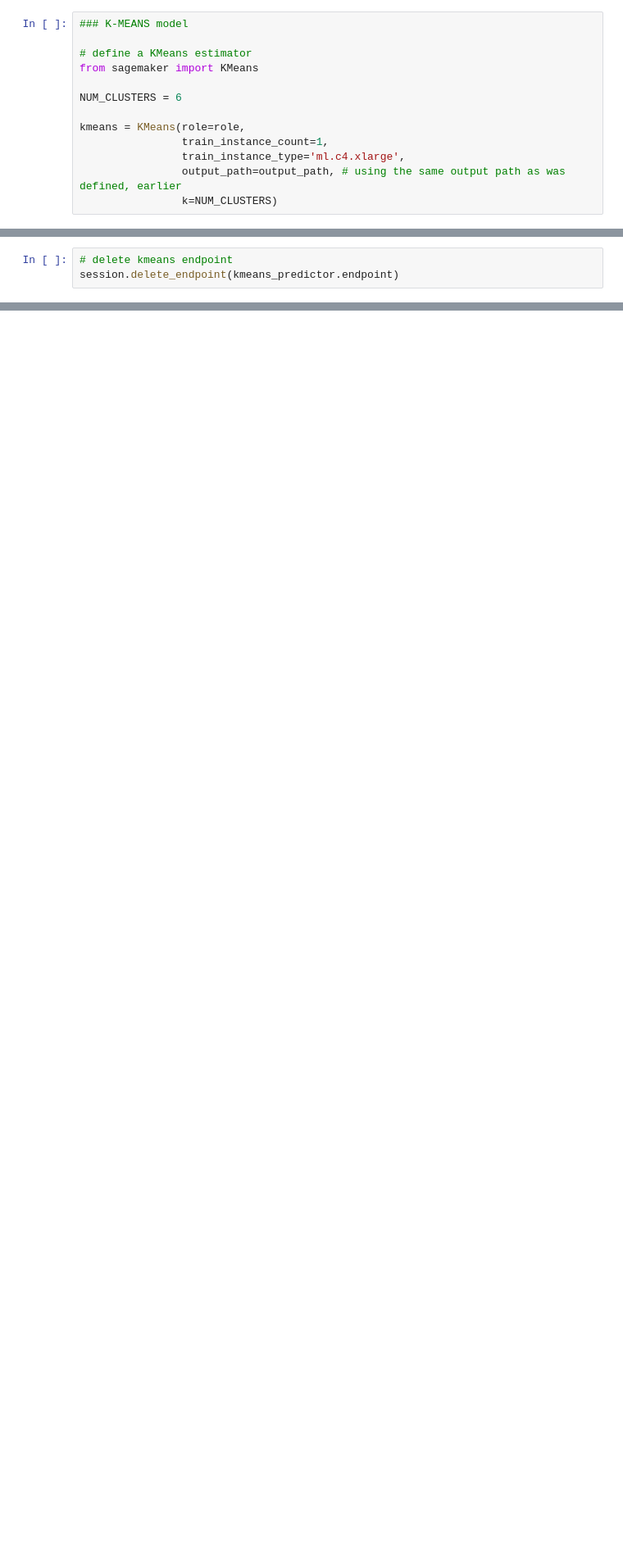
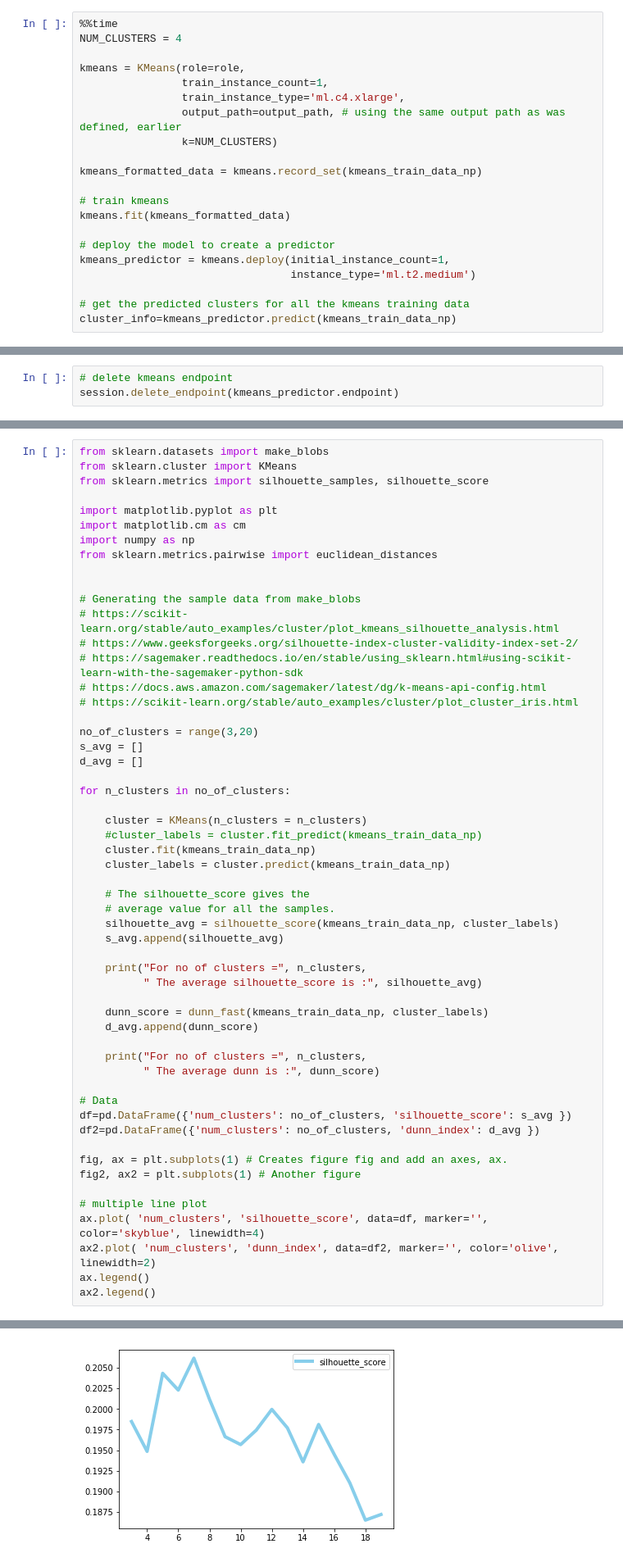
Before and after one commit to t-cun/Udacity_ML_Capstone, a Jupyter notebook: Capstone_notebook.ipynb, the cells around one changed output, grey strips where cells are left out. Shown at 82% size. Drawn from its saved outputs; the diff is of its cells as text; blank space fills up the shorter version.

```diff
--- a/Capstone_notebook.ipynb
+++ b/Capstone_notebook.ipynb
@@ -390,13 +595,21 @@ session.delete_endpoint(pca_predictor.endpoint)
 # %%
-### K-MEANS model
-
-# define a KMeans estimator
-from sagemaker import KMeans
-
-NUM_CLUSTERS = 6
+%%time
+NUM_CLUSTERS = 4
 
 kmeans = KMeans(role=role,
                 train_instance_count=1,
                 train_instance_type='ml.c4.xlarge',
                 output_path=output_path, # using the same output path as was defined, earlier
                 k=NUM_CLUSTERS)
+
+kmeans_formatted_data = kmeans.record_set(kmeans_train_data_np)
+
+# train kmeans
+kmeans.fit(kmeans_formatted_data)
+
+# deploy the model to create a predictor
+kmeans_predictor = kmeans.deploy(initial_instance_count=1,
+                                 instance_type='ml.t2.medium')
+
+# get the predicted clusters for all the kmeans training data
+cluster_info=kmeans_predictor.predict(kmeans_train_data_np)
@@ -492,0 +867,56 @@ cluster.head()
+# %%
+from sklearn.datasets import make_blobs
+from sklearn.cluster import KMeans
+from sklearn.metrics import silhouette_samples, silhouette_score
+
+import matplotlib.pyplot as plt
+import matplotlib.cm as cm
+import numpy as np
+from sklearn.metrics.pairwise import euclidean_distances
+
+
+# Generating the sample data from make_blobs
+# https://scikit-learn.org/stable/auto_examples/cluster/plot_kmeans_silhouette_analysis.html
+# https://www.geeksforgeeks.org/silhouette-index-cluster-validity-index-set-2/
+# https://sagemaker.readthedocs.io/en/stable/using_sklearn.html#using-scikit-learn-with-the-sagemaker-python-sdk
+# https://docs.aws.amazon.com/sagemaker/latest/dg/k-means-api-config.html
+# https://scikit-learn.org/stable/auto_examples/cluster/plot_cluster_iris.html
+
+no_of_clusters = range(3,20)
+s_avg = []
+d_avg = []
+
+for n_clusters in no_of_clusters:
+
+    cluster = KMeans(n_clusters = n_clusters)
+    #cluster_labels = cluster.fit_predict(kmeans_train_data_np)
+    cluster.fit(kmeans_train_data_np)
+    cluster_labels = cluster.predict(kmeans_train_data_np)
+
+    # The silhouette_score gives the
+    # average value for all the samples.
+    silhouette_avg = silhouette_score(kmeans_train_data_np, cluster_labels)
+    s_avg.append(silhouette_avg)
+
+    print("For no of clusters =", n_clusters,
+          " The average silhouette_score is :", silhouette_avg)
+
+    dunn_score = dunn_fast(kmeans_train_data_np, cluster_labels)
+    d_avg.append(dunn_score)
+
+    print("For no of clusters =", n_clusters,
+          " The average dunn is :", dunn_score)
+
+# Data
+df=pd.DataFrame({'num_clusters': no_of_clusters, 'silhouette_score': s_avg })
+df2=pd.DataFrame({'num_clusters': no_of_clusters, 'dunn_index': d_avg })
+
+fig, ax = plt.subplots(1) # Creates figure fig and add an axes, ax.
+fig2, ax2 = plt.subplots(1) # Another figure
+
+# multiple line plot
+ax.plot( 'num_clusters', 'silhouette_score', data=df, marker='', color='skyblue', linewidth=4)
+ax2.plot( 'num_clusters', 'dunn_index', data=df2, marker='', color='olive', linewidth=2)
+ax.legend()
+ax2.legend()
+# %% [output]
@@ -492,0 +941 @@ cluster.head()
+[figure, added]
```
Also changed, not shown: parts of 50 cells of this notebook.
